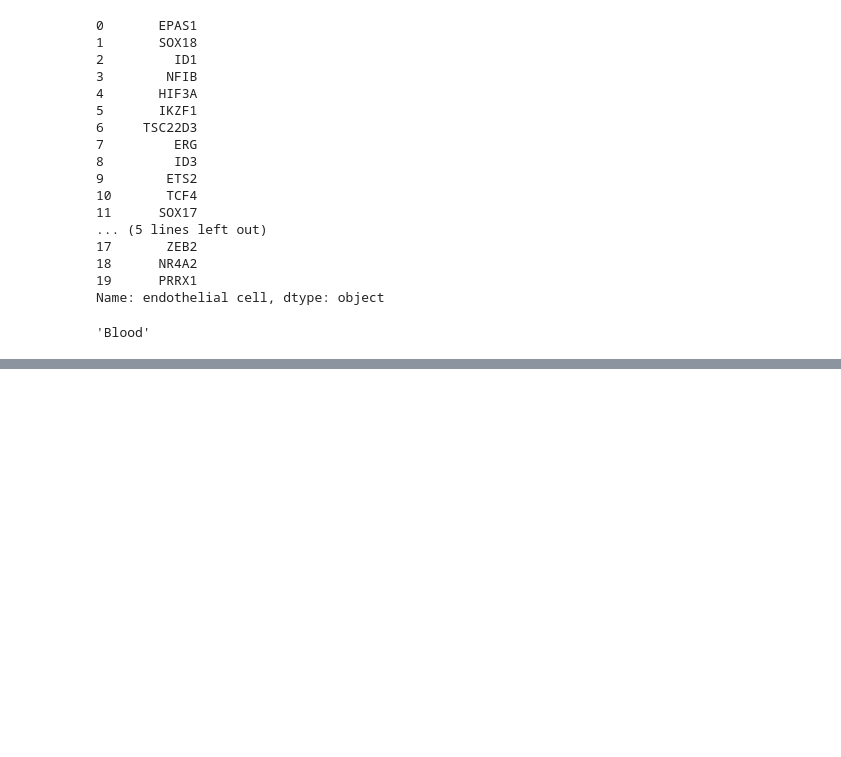
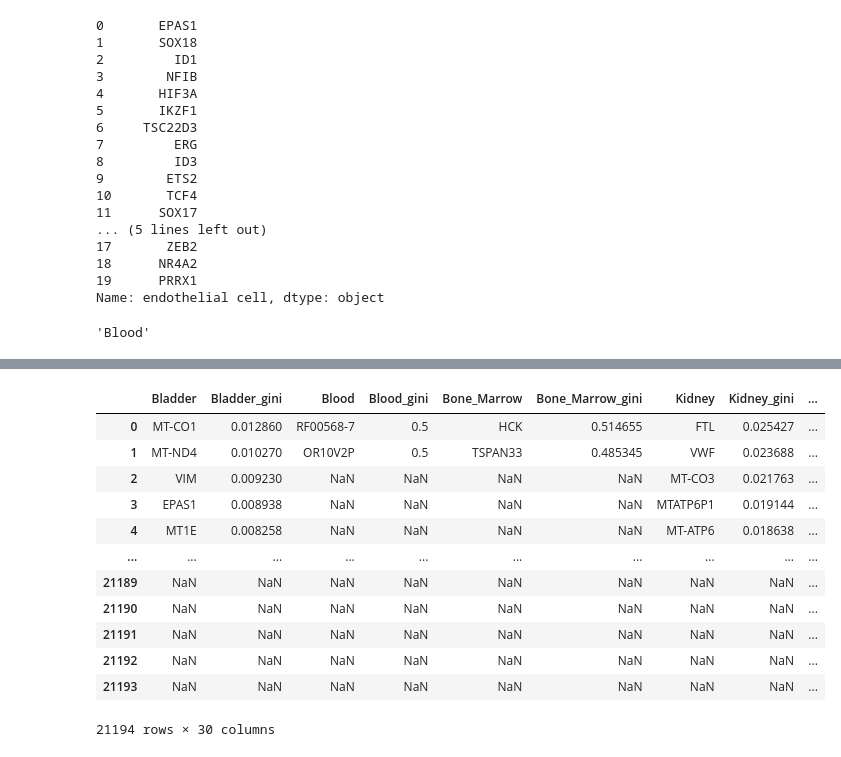
Before and after one commit to czbiohub-sf/tabula-sapiens, a Jupyter notebook: analysis-scripts/publication/v0/Fig2_scRFE-analysis.ipynb, the cells around one changed output, grey strips where cells are left out. Cells and saved outputs as stored; diff of their text form; code cells hidden in the pictures; blank space fills up the shorter version.

```diff
--- a/analysis-scripts/publication/v0/Fig2_scRFE-analysis.ipynb
+++ b/analysis-scripts/publication/v0/Fig2_scRFE-analysis.ipynb
@@ -357,0 +417,19 @@ t
+# %%
+scrfe_res = pd.read_csv("./scRFE/scRFE_all_TFs_ntrees-1000.csv", index_col=0)
+scrfe_res = pd.read_csv("./scRFE/scRFE_compartment_all-genes_ntrees-1000.csv", index_col=0)
+scrfe_res = pd.read_csv("./scRFE/scRFE_endot_all_ntrees-1000.csv", index_col=0)
+scrfe_res
+# %% [output]
+|  | Bladder | Bladder_gini | Blood | Blood_gini | Bone_Marrow | Bone_Marrow_gini | Kidney | Kidney_gini | ... |
+| 0 | MT-CO1 | 0.012860 | RF00568-7 | 0.5 | HCK | 0.514655 | FTL | 0.025427 | ... |
+| 1 | MT-ND4 | 0.010270 | OR10V2P | 0.5 | TSPAN33 | 0.485345 | VWF | 0.023688 | ... |
+| 2 | VIM | 0.009230 | NaN | NaN | NaN | NaN | MT-CO3 | 0.021763 | ... |
+| 3 | EPAS1 | 0.008938 | NaN | NaN | NaN | NaN | MTATP6P1 | 0.019144 | ... |
+| 4 | MT1E | 0.008258 | NaN | NaN | NaN | NaN | MT-ATP6 | 0.018638 | ... |
+| ... | ... | ... | ... | ... | ... | ... | ... | ... | ... |
+| 21189 | NaN | NaN | NaN | NaN | NaN | NaN | NaN | NaN | ... |
+| 21190 | NaN | NaN | NaN | NaN | NaN | NaN | NaN | NaN | ... |
+| 21191 | NaN | NaN | NaN | NaN | NaN | NaN | NaN | NaN | ... |
+| 21192 | NaN | NaN | NaN | NaN | NaN | NaN | NaN | NaN | ... |
+| 21193 | NaN | NaN | NaN | NaN | NaN | NaN | NaN | NaN | ... |
+21194 rows × 30 columns
```
Also changed, not shown: parts of 24 cells of this notebook, 8 other files.
